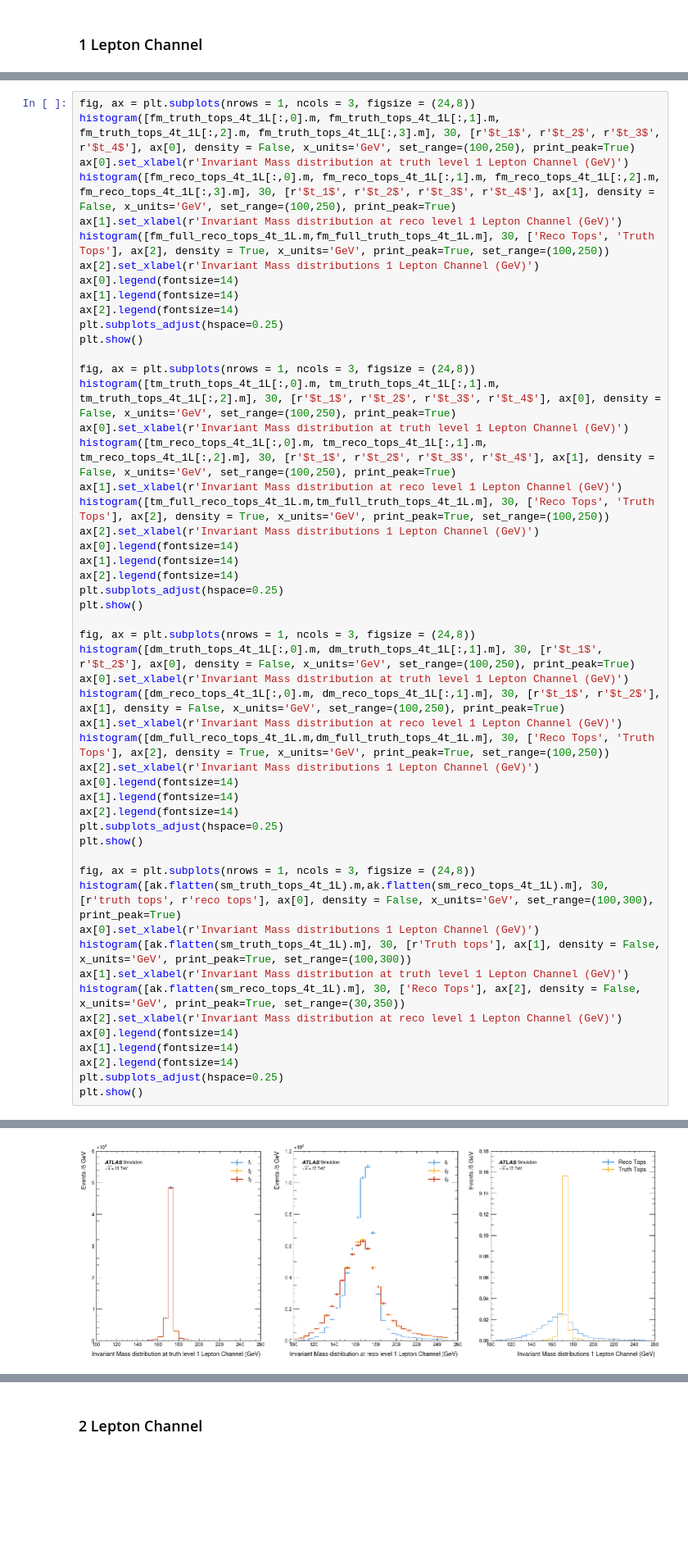
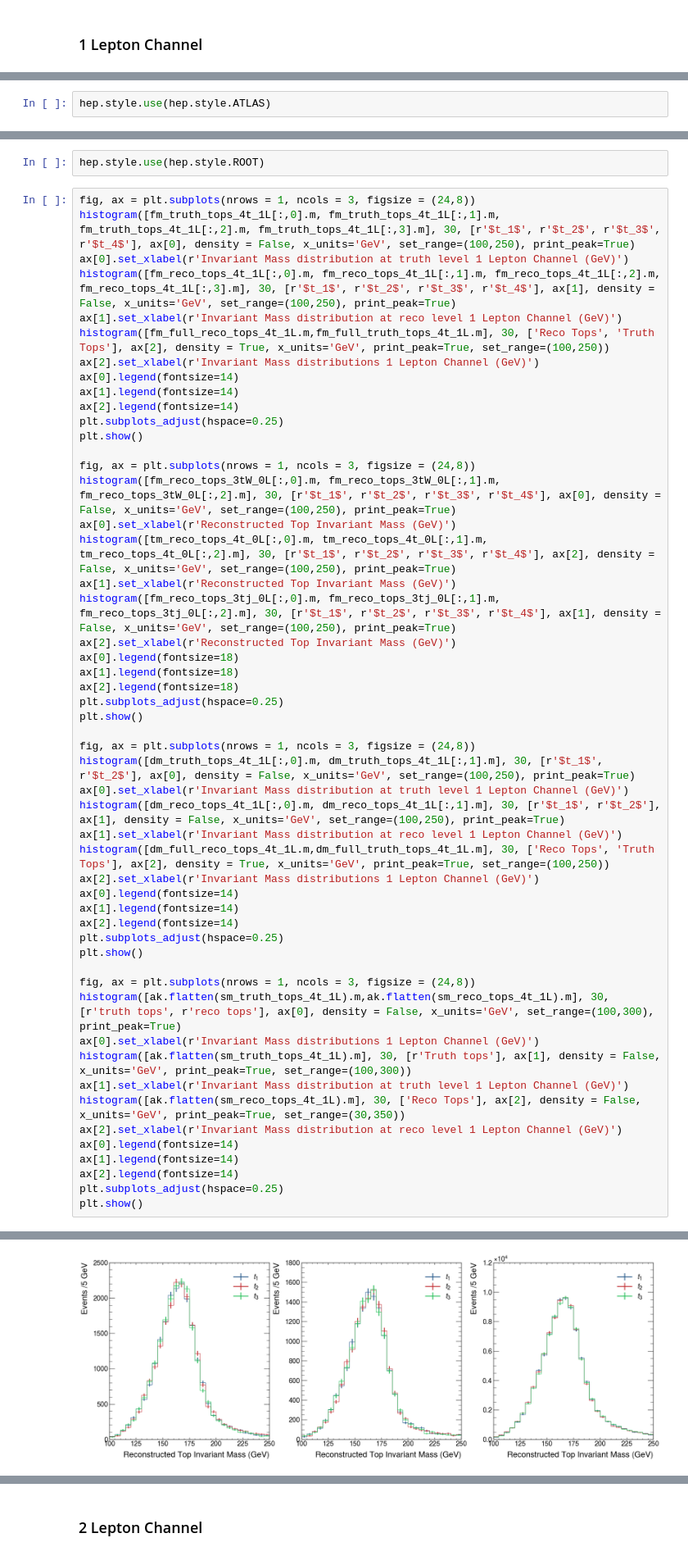
Before and after one commit to archiebrooks02/MPHYS-4Top, a Jupyter notebook: final_matched_events.ipynb, the cells around one changed output, grey strips where cells are left out. Shown at 82% size. Saved outputs shown, nothing was run; the diff lists cells and outputs as text; blank space fills up the shorter version.

```diff
--- a/final_matched_events.ipynb
+++ b/final_matched_events.ipynb
@@ -1367,0 +1358,2 @@ len(fm_truth_tops_4t_1L)
+# %%
+hep.style.use(hep.style.ATLAS)
@@ -1368,3 +1380,5 @@ len(fm_truth_tops_4t_1L)
+# %%
+hep.style.use(hep.style.ROOT)
 # %%
 fig, ax = plt.subplots(nrows = 1, ncols = 3, figsize = (24,8))
 histogram([fm_truth_tops_4t_1L[:,0].m, fm_truth_tops_4t_1L[:,1].m, fm_truth_tops_4t_1L[:,2].m, fm_truth_tops_4t_1L[:,3].m], 30, [r'$t_1$', r'$t_2$', r'$t_3$', r'$t_4$'], ax[0], density = False, x_units='GeV', set_range=(100,250), print_peak=True)
@@ -1380,15 +1394,15 @@ plt.subplots_adjust(hspace=0.25)
 plt.show()
 
 fig, ax = plt.subplots(nrows = 1, ncols = 3, figsize = (24,8))
-histogram([tm_truth_tops_4t_1L[:,0].m, tm_truth_tops_4t_1L[:,1].m, tm_truth_tops_4t_1L[:,2].m], 30, [r'$t_1$', r'$t_2$', r'$t_3$', r'$t_4$'], ax[0], density = False, x_units='GeV', set_range=(100,250), print_peak=True)
-ax[0].set_xlabel(r'Invariant Mass distribution at truth level 1 Lepton Channel (GeV)')
-histogram([tm_reco_tops_4t_1L[:,0].m, tm_reco_tops_4t_1L[:,1].m, tm_reco_tops_4t_1L[:,2].m], 30, [r'$t_1$', r'$t_2$', r'$t_3$', r'$t_4$'], ax[1], density = False, x_units='GeV', set_range=(100,250), print_peak=True)
-ax[1].set_xlabel(r'Invariant Mass distribution at reco level 1 Lepton Channel (GeV)')
-histogram([tm_full_reco_tops_4t_1L.m,tm_full_truth_tops_4t_1L.m], 30, ['Reco Tops', 'Truth Tops'], ax[2], density = True, x_units='GeV', print_peak=True, set_range=(100,250))
-ax[2].set_xlabel(r'Invariant Mass distributions 1 Lepton Channel (GeV)')
-ax[0].legend(fontsize=14)
-ax[1].legend(fontsize=14)
-ax[2].legend(fontsize=14)
+histogram([fm_reco_tops_3tW_0L[:,0].m, fm_reco_tops_3tW_0L[:,1].m, fm_reco_tops_3tW_0L[:,2].m], 30, [r'$t_1$', r'$t_2$', r'$t_3$', r'$t_4$'], ax[0], density = False, x_units='GeV', set_range=(100,250), print_peak=True)
+ax[0].set_xlabel(r'Reconstructed Top Invariant Mass (GeV)')
+histogram([tm_reco_tops_4t_0L[:,0].m, tm_reco_tops_4t_0L[:,1].m, tm_reco_tops_4t_0L[:,2].m], 30, [r'$t_1$', r'$t_2$', r'$t_3$', r'$t_4$'], ax[2], density = False, x_units='GeV', set_range=(100,250), print_peak=True)
+ax[1].set_xlabel(r'Reconstructed Top Invariant Mass (GeV)')
+histogram([fm_reco_tops_3tj_0L[:,0].m, fm_reco_tops_3tj_0L[:,1].m, fm_reco_tops_3tj_0L[:,2].m], 30, [r'$t_1$', r'$t_2$', r'$t_3$', r'$t_4$'], ax[1], density = False, x_units='GeV', set_range=(100,250), print_peak=True)
+ax[2].set_xlabel(r'Reconstructed Top Invariant Mass (GeV)')
+ax[0].legend(fontsize=18)
+ax[1].legend(fontsize=18)
+ax[2].legend(fontsize=18)
 plt.subplots_adjust(hspace=0.25)
 plt.show()
 
@@ -1440,4 +1455,4 @@ Peak bin center for Truth Tops: 172.50 GeV
-[figure, old version]
+[figure, new version]
 Peak bin center for $t_1$: 172.50 GeV
 Peak bin center for $t_2$: 172.50 GeV
 Peak bin center for $t_1$: 172.50 GeV
```
Also changed, not shown: parts of 66 cells of this notebook, 1 other file.
